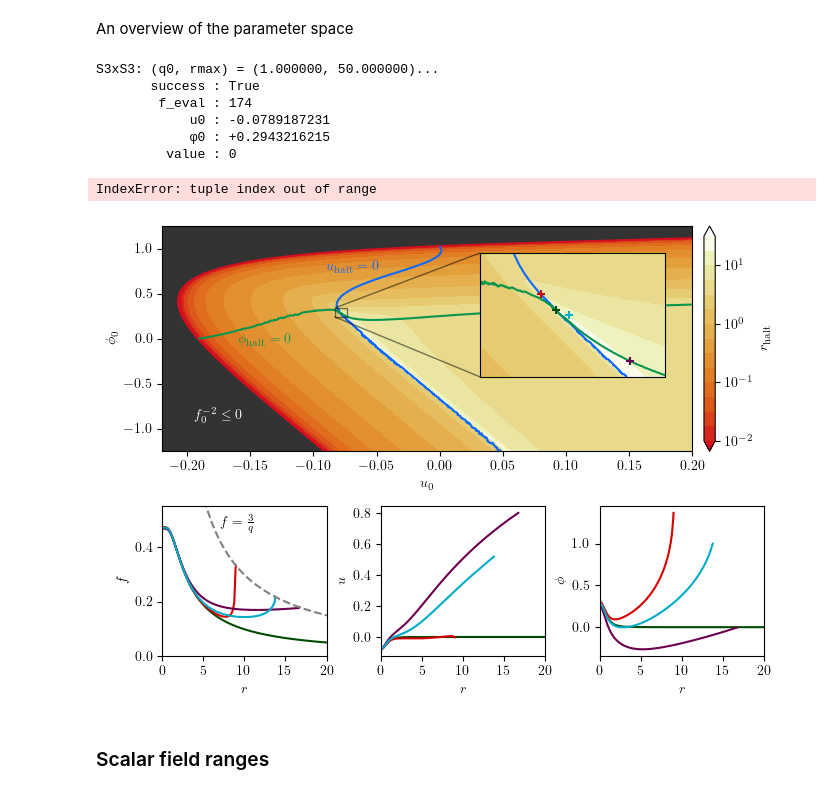
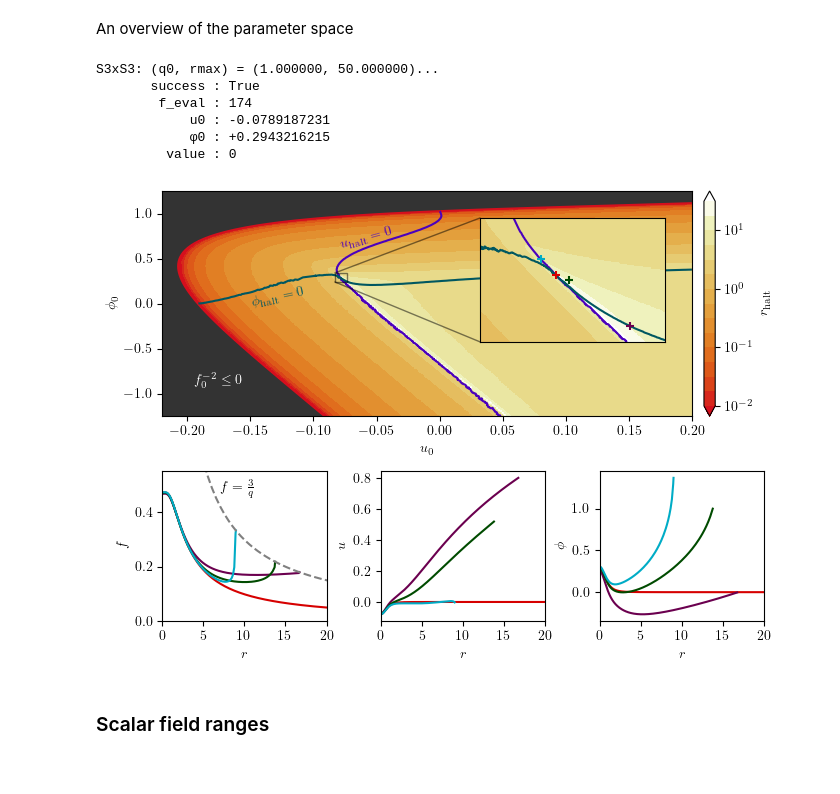
Before and after one commit to gloges/typeII-wormholes, a Jupyter notebook: wormholes.ipynb, the cells around one changed output. Saved outputs shown, nothing was run; the diff lists cells and outputs as text; code cells hidden in the pictures.

Commit message:
param space colors

```diff
--- a/wormholes.ipynb
+++ b/wormholes.ipynb
@@ -71,7 +71,7 @@ Optimal values for $(u_0,\phi_0)$ to match the AdS boundary conditions ($f\sim\f
 # %%
 q0, rmax = 1, 20
 
-soln = wh.wormhole_S3S3(q0, rmax, display_summary=True)
+soln, value = wh.wormhole_S3S3(q0, rmax, display_summary=True)
 r, f, u, ud, φ, φd, h, charge = soln
 
 
@@ -219,20 +219,19 @@ S3xS3: (q0, rmax) = (1.000000, 50.000000)...
             u0 : -0.0789187231
             φ0 : +0.2943216215
          value : 0
-IndexError: tuple index out of range
 # %%
 uφ0s = np.array([[u0_best,          φ0_best           ],
-                 [u0_best - 0.0008, φ0_best + 0.012245],
                  [u0_best + 0.004,  φ0_best - 0.0415  ],
-                 [u0_best + 0.0007, φ0_best - 0.004   ]])
-cs = np.asarray(cc.palette['glasbey_dark'])[[19,0,6,3]]
+                 [u0_best + 0.0007, φ0_best - 0.004   ],
+                 [u0_best - 0.0008, φ0_best + 0.012245]])
+cs = np.asarray(cc.palette['glasbey_dark'])[[0,6,19,3]]
 
 levels = np.geomspace(0.01, np.sqrt(1000), 15)
 cmap = cc.cm['CET_L18_r']
 norm = colors.LogNorm()
 
-ucolor = cc.palette['glasbey_cool'][0]
-φcolor = cc.palette['glasbey_cool'][1]
+ucolor = cc.palette['glasbey_cool'][7]
+φcolor = cc.palette['glasbey_cool'][4]
 
 # make figure with subplots
 fig, axes = plt.subplot_mosaic('ppp;fuφ', figsize=(7,5), gridspec_kw={'height_ratios':[3,2]})
@@ -268,8 +267,8 @@ for [u0, φ0], c in zip(uφ0s, cs):
 
 # labels
 axes['p'].text(-0.195, -0.9, '$f_0^{-2}\leq 0$', c='w')
-axes['p'].text(-0.09, 0.75, '$u_\mathrm{halt}=0$', c=ucolor)
-axes['p'].text(-0.16, -0.05, '$\phi_\mathrm{halt}=0$', c=φcolor)
+axes['p'].text(-0.08, 0.61, '$u_\mathrm{halt}=0$', c=ucolor, rotation=15)
+axes['p'].text(-0.15, -0.035, '$\phi_\mathrm{halt}=0$', c=φcolor, rotation=12)
 
 axes['p'].set_xlim(min(u0_list), max(u0_list))
 axes['p'].set_ylim(min(φ0_list), max(φ0_list))
@@ -301,35 +300,35 @@ for [u0, φ0], c in zip(uφ0s, cs):
     axes['φ'].plot(r, φ, c=c)
 
 
 rr = np.linspace(0, 50, 100)
 qq = wh.Q(rr, q0)
 axes['f'].plot(rr, 3/qq, '--', c='gray')
 axes['f'].text(7, 0.475, r'$f=\tfrac{3}{q}$')
 
 xticks = [0, 5, 10, 15, 20]
 axes['f'].set_xticks(xticks)
 axes['u'].set_xticks(xticks)
 axes['φ'].set_xticks(xticks)
 
 axes['f'].set_xlim(0, 20)
 axes['u'].set_xlim(0, 20)
 axes['φ'].set_xlim(0, 20)
 axes['f'].set_xlabel('$r$')
 axes['u'].set_xlabel('$r$')
 axes['φ'].set_xlabel('$r$')
 axes['f'].set_ylabel('$f$')
 axes['u'].set_ylabel('$u$')
 axes['φ'].set_ylabel('$\phi$')
 
 axes['f'].set_ylim(0, 0.55)
 
 
 plt.tight_layout()
 plt.subplots_adjust(wspace=0.33)
-plt.savefig('images/S3S3_paramspace.png', dpi=500)
+# plt.savefig('images/S3S3_paramspace.png', dpi=500)
 plt.show()
 # %% [output]
-[figure, old version]
+[figure, new version]
 # %% [markdown]
 ### Scalar field ranges
 # %% [markdown]
```
Also changed, not shown: parts of 3 cells of this notebook, 1 other file.
